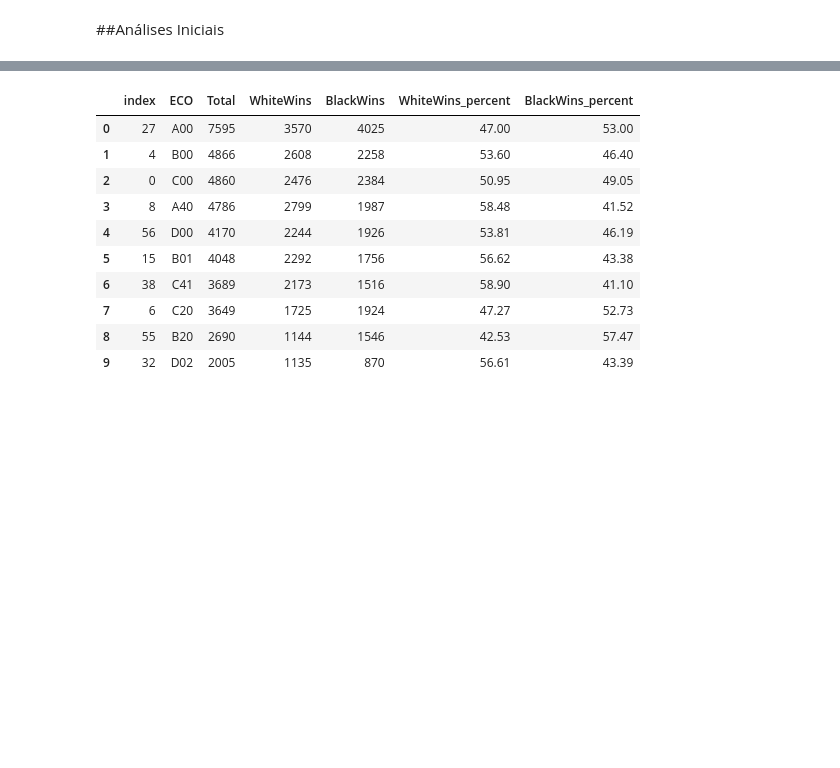
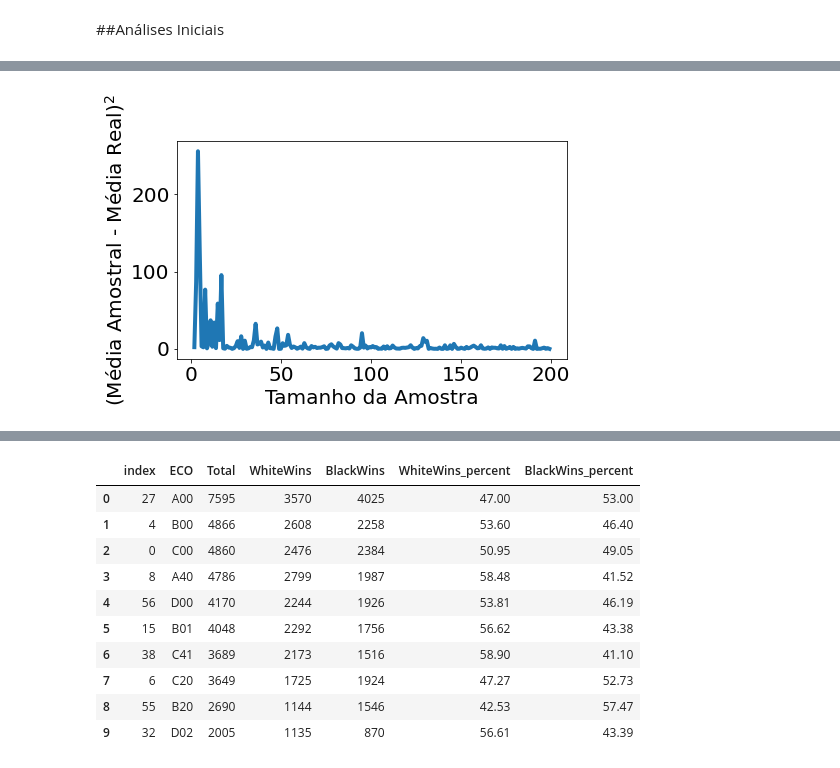
Before and after one commit to otavioml/Chess-Data-Analysis, a Jupyter notebook: Chess_Data_Analysis.ipynb, the cells around one changed output, grey strips where cells are left out. Cells and saved outputs as stored; diff of their text form; code cells hidden in the pictures; blank space fills up the shorter version.

Commit message:
Lei dos Grandes Números

```diff
--- a/Chess_Data_Analysis.ipynb
+++ b/Chess_Data_Analysis.ipynb
@@ -133,6 +133,25 @@ fig.update_xaxes(title_text='Cor')
 fig.show()
 # %% [output]
 [interactive output not drawn]
+# %%
+#Utilizando a média do número de movimentos como dado amostral,
+#podemos provar que o mesmo dado amostral tende a igualar com o
+#dado real a medida que o tamanho da amostra aumente.
+real_mean = df['Number_of_Moves'].mean()
+
+sizes = np.arange(2, 200)
+diff = []
+for size in sizes:
+  df_sample = df.sample(size, replace=True)
+  diff.append((real_mean - df_sample['Number_of_Moves'].mean()) ** 2)
+
+plt.figure(figsize=(7,4))
+plt.plot(sizes, diff)
+plt.ylabel('(Média Amostral - Média Real)$^2$')
+plt.xlabel('Tamanho da Amostra')
+plt.show()
+# %% [output]
+[figure, added]
 # %%
 est_test = df_winner[1] / df_winner.sum() #Porcentagem de vitórias das brancas observada
 
```
Also changed, not shown: parts of 3 cells of this notebook.
